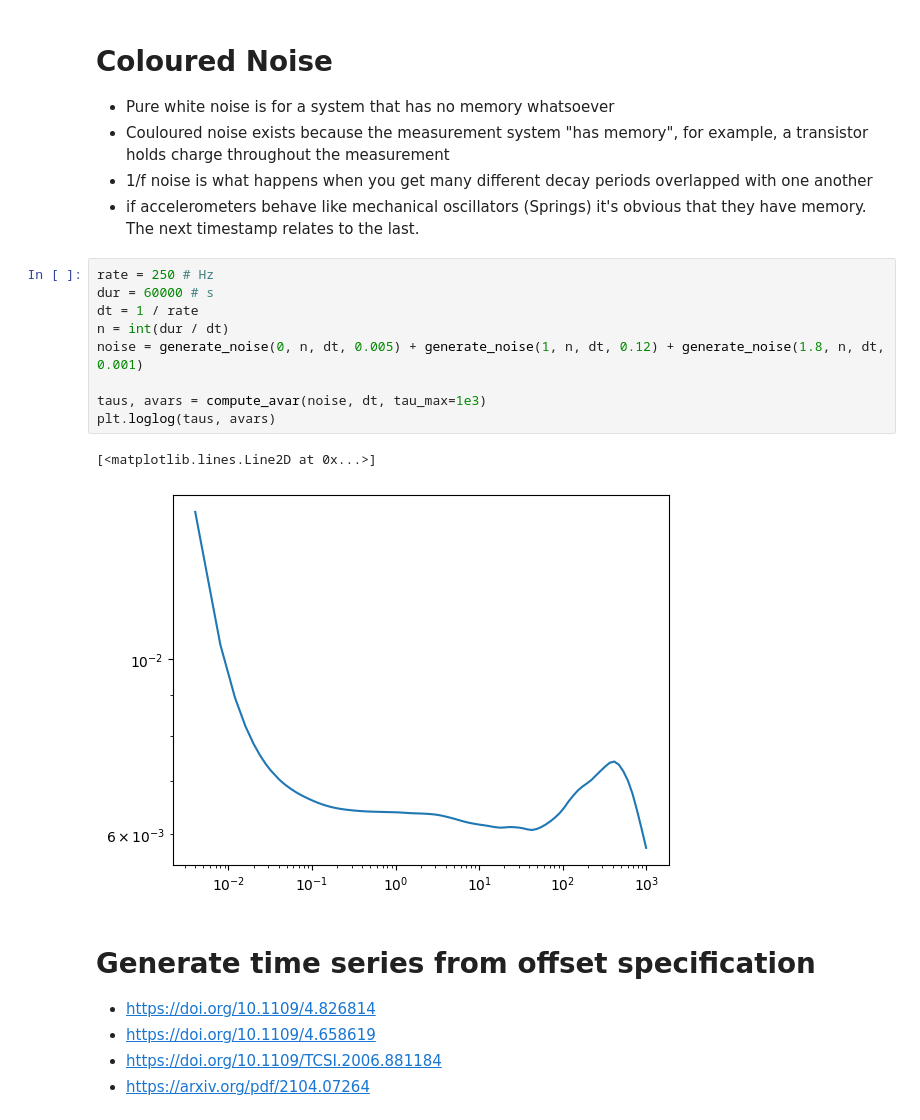
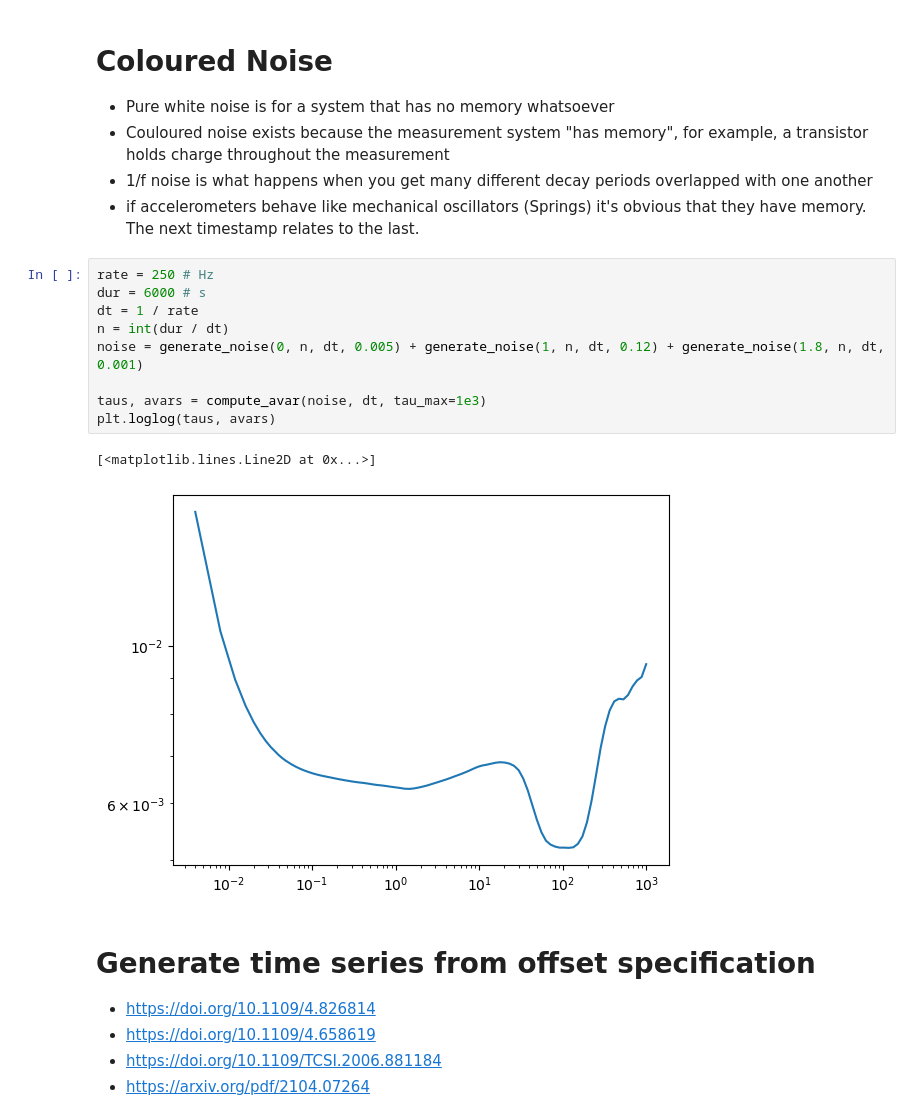
Before and after one commit to raculver/studious-fortnight, a Jupyter notebook: timing/quick_python_tests.ipynb, the cells around one changed output. Drawn from its saved outputs; the diff is of its cells as text.

```diff
--- a/timing/quick_python_tests.ipynb
+++ b/timing/quick_python_tests.ipynb
@@ -164,16 +163,16 @@ plt.legend([0,1,2])
 - if accelerometers behave like mechanical oscillators (Springs) it's obvious that they have memory. The next timestamp relates to the last.
 # %%
 rate = 250 # Hz
-dur = 60000 # s
+dur = 6000 # s
 dt = 1 / rate
 n = int(dur / dt)
 noise = generate_noise(0, n, dt, 0.005) + generate_noise(1, n, dt, 0.12) + generate_noise(1.8, n, dt, 0.001)
 
 taus, avars = compute_avar(noise, dt, tau_max=1e3)
 plt.loglog(taus, avars)
 # %% [output]
 [<matplotlib.lines.Line2D at 0x...>]
-[figure, old version]
+[figure, new version]
 # %% [markdown]
 # Generate time series from offset specification
 - https://doi.org/10.1109/4.826814
```
Also changed, not shown: parts of 3 cells of this notebook.
